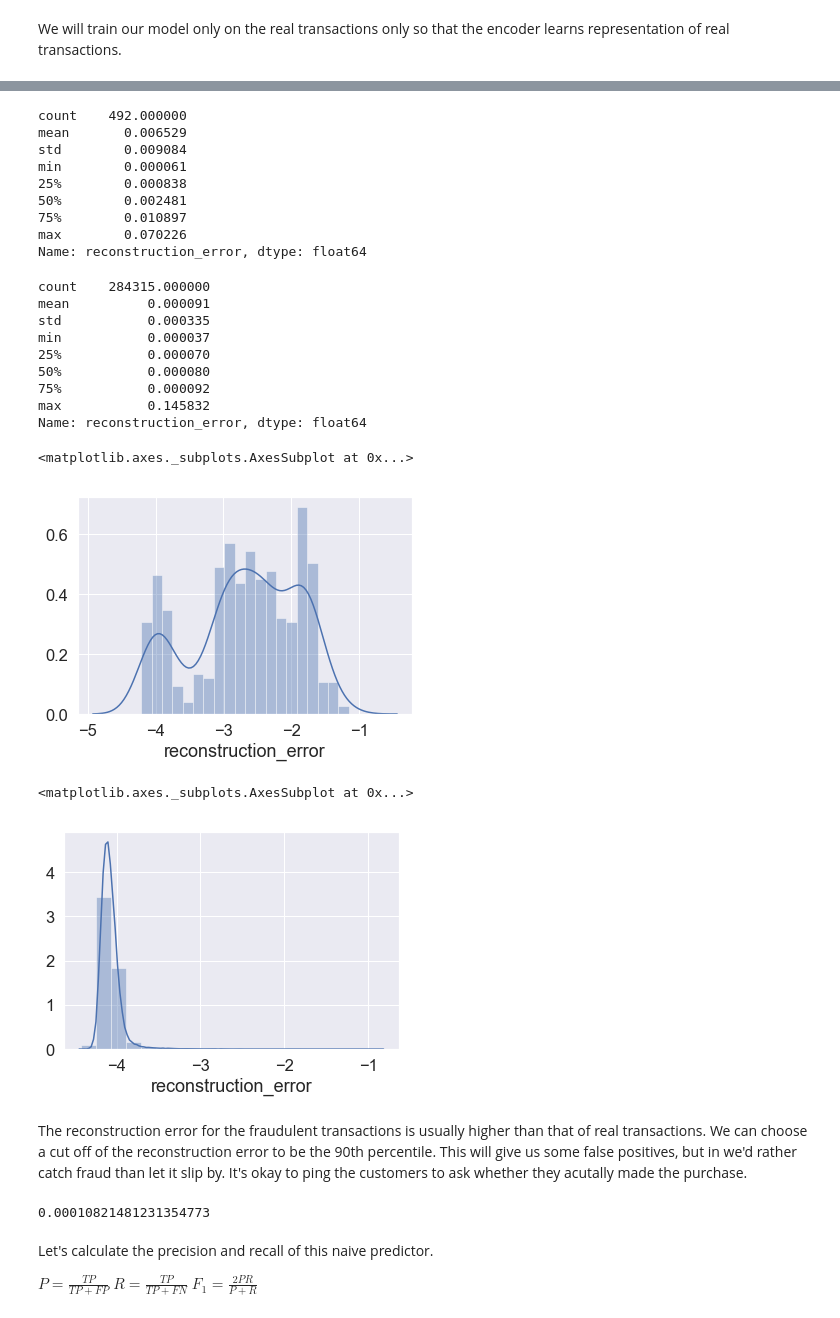
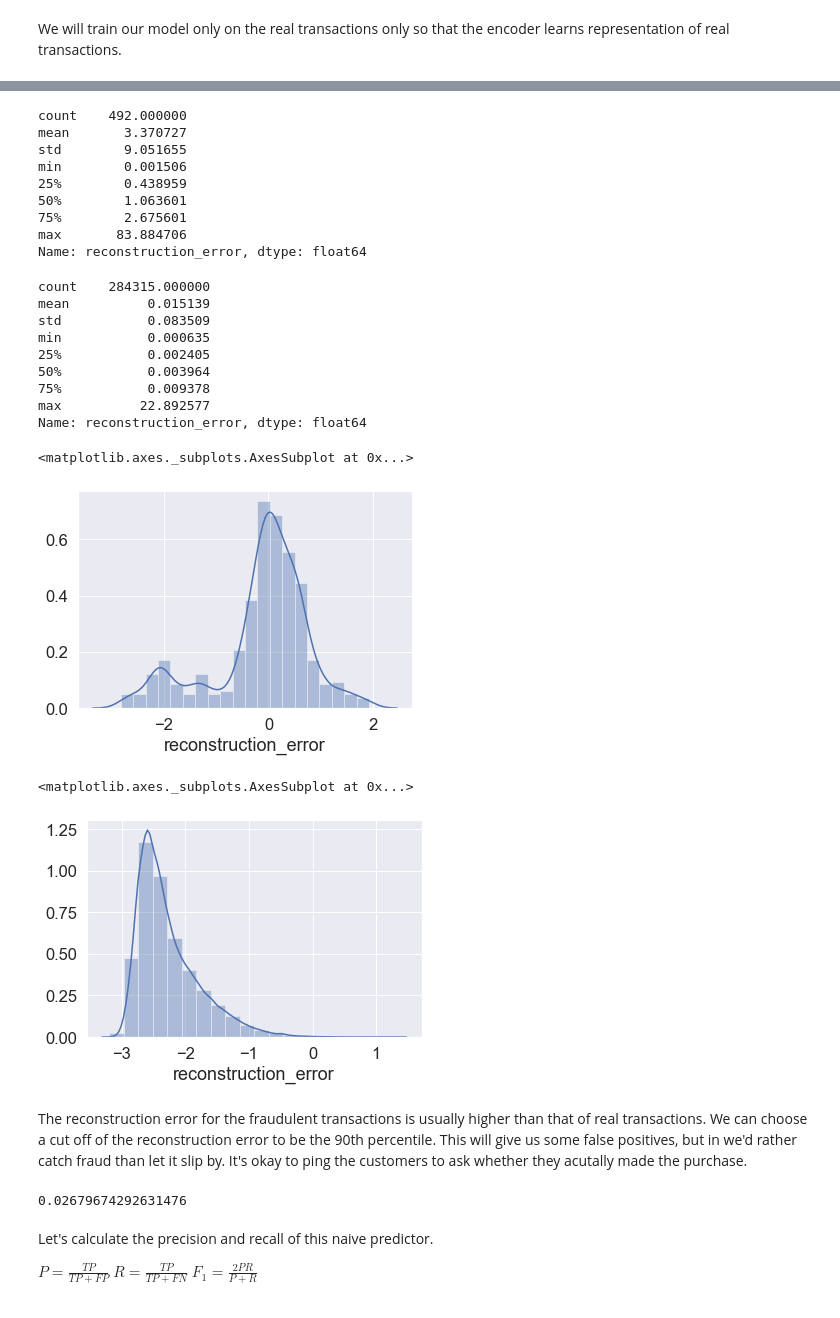
Before and after one commit to yeouchiou/DataScienceProjects, a Jupyter notebook: creditcardautoencoder.ipynb, the cells around one changed output, grey strips where cells are left out. Drawn from its saved outputs; the diff is of its cells as text; code cells hidden in the pictures.

Commit message:
updated model

```diff
--- a/creditcardautoencoder.ipynb
+++ b/creditcardautoencoder.ipynb
@@ -171,10 +175,10 @@ X_train, X_test = train_test_split(real.drop(['Class'], axis=1), test_size=.2, r
 # %%
 y = df['Class'].values
 # %%
-MMScaler = MinMaxScaler()
-X_train_scale = MMScaler.fit_transform(X_train.values)
-X_test_scale = MMScaler.transform(X_test.values)
-X_fraud_scale = MMScaler.transform(fraud.drop(['Class'], axis=1))
+scaler = StandardScaler()
+X_train_scale = scaler.fit_transform(X_train.values)
+X_test_scale = scaler.transform(X_test.values)
+X_fraud_scale = scaler.transform(fraud.drop(['Class'], axis=1))
 # %% [markdown]
 ### Autoencoder network
 # %% [markdown]
@@ -262,5 +271,5 @@ plt.yscale('log')
 # %%
-autoencoder = load_model('creditcardmodel.h5')
+autoencoder = load_model('creditcardmodelx.h5')
 # %%
 predictions_test = autoencoder.predict(X_test_scale)
 
@@ -274,51 +283,52 @@ predictions_fraud = autoencoder.predict(X_fraud_scale)
 
 mse_fraud = np.mean(np.power(X_fraud_scale - predictions_fraud, 2), axis=1)
 # %%
-error_df = pd.DataFrame({'reconstruction_error': mse_train,
+results = pd.DataFrame({'reconstruction_error': mse_train,
                         'true_class': 0})
-error_df = error_df.append(pd.DataFrame({'reconstruction_error': mse_test,
+results = results.append(pd.DataFrame({'reconstruction_error': mse_test,
                         'true_class': 0}))
-error_df = error_df.append(pd.DataFrame({'reconstruction_error': mse_fraud,
+results = results.append(pd.DataFrame({'reconstruction_error': mse_fraud,
                         'true_class': 1}))
 # %%
-error_df[error_df['true_class']==1]['reconstruction_error'].describe()
+results[results['true_class']==1]['reconstruction_error'].describe()
 # %% [output]
 count    492.000000
-mean       0.006529
-std        0.009084
-min        0.000061
-25%        0.000838
-50%        0.002481
-75%        0.010897
-max        0.070226
+mean       3.370727
+std        9.051655
+min        0.001506
+25%        0.438959
+50%        1.063601
+75%        2.675601
+max       83.884706
 Name: reconstruction_error, dtype: float64
 # %%
-error_df[error_df['true_class']==0]['reconstruction_error'].describe()
+results[results['true_class']==0]['reconstruction_error'].describe()
 # %% [output]
 count    284315.000000
-mean          0.000091
-std           0.000335
-min           0.000037
-25%           0.000070
-50%           0.000080
-75%           0.000092
-max           0.145832
+mean          0.015139
+std           0.083509
+min           0.000635
+25%           0.002405
+50%           0.003964
+75%           0.009378
+max          22.892577
 Name: reconstruction_error, dtype: float64
 # %%
-sns.distplot(np.log10(error_df[error_df['true_class'] == 1]['reconstruction_error']), bins = 20)
+sns.distplot(np.log10(results[results['true_class'] == 1]['reconstruction_error']), bins = 20)
 #plt.xlim([0.,.04])
 # %% [output]
 <matplotlib.axes._subplots.AxesSubplot at 0x...>
-[figure, old version]
+[figure, new version]
 # %%
-sns.distplot(np.log10(error_df[error_df['true_class'] == 0]['reconstruction_error']), bins = 20)
+sns.distplot(np.log10(results[results['true_class'] == 0]['reconstruction_error']), bins = 20)
 #plt.xlim([0,0.01])
 # %% [output]
 <matplotlib.axes._subplots.AxesSubplot at 0x...>
-[figure, old version]
+[figure, new version]
 # %% [markdown]
 The reconstruction error for the fraudulent transactions is usually higher than that of real transactions. We can choose a cut off of the reconstruction error to be the 90th percentile. This will give us some false positives, but in we'd rather catch fraud than let it slip by. It's okay to ping the customers to ask whether they acutally made the purchase.
 # %%
-np.percentile(error_df[error_df['true_class']==0]['reconstruction_error'].values,90)
+cutoff = np.percentile(results[results['true_class']==0]['reconstruction_error'].values,90)
+print(cutoff)
 # %% [output]
-0.00010821481231354773
+0.02679674292631476
```
Also changed, not shown: parts of 29 cells of this notebook.
